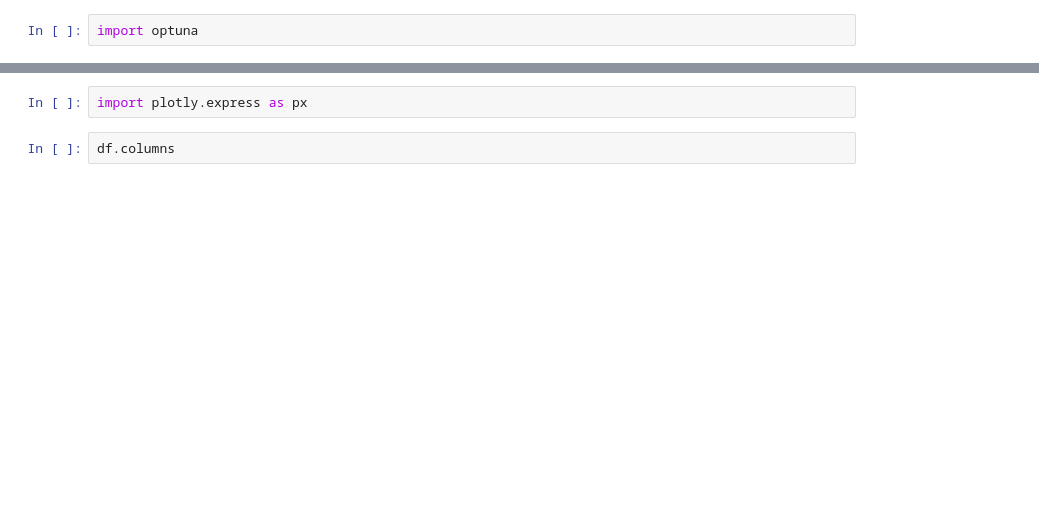
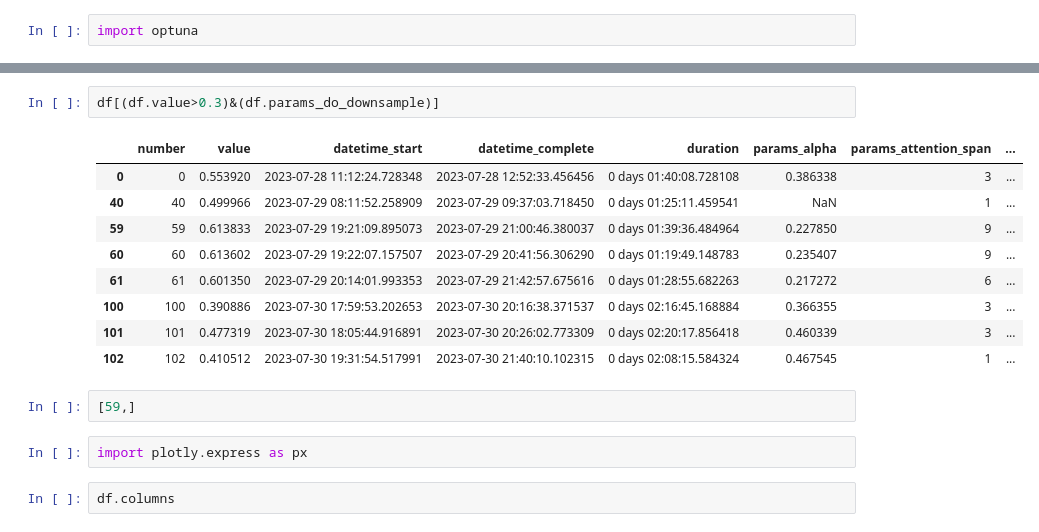
Before and after one commit to SamratThapa120/sign-language-finger-spelling, a Jupyter notebook: tuning_check.ipynb, the cells around one changed output, grey strips where cells are left out. Cells and saved outputs as stored; diff of their text form; blank space fills up the shorter version.

```diff
--- a/tuning_check.ipynb
+++ b/tuning_check.ipynb
@@ -38,3 +40,17 @@ df.sort_values("value",ascending=False)
+# %%
+df[(df.value>0.3)&(df.params_do_downsample)]
+# %% [output]
+|  | number | value | datetime_start | datetime_complete | duration | params_alpha | params_attention_span | ... |
+| 0 | 0 | 0.553920 | 2023-07-28 11:12:24.728348 | 2023-07-28 12:52:33.456456 | 0 days 01:40:08.728108 | 0.386338 | 3 | ... |
+| 40 | 40 | 0.499966 | 2023-07-29 08:11:52.258909 | 2023-07-29 09:37:03.718450 | 0 days 01:25:11.459541 | NaN | 1 | ... |
+| 59 | 59 | 0.613833 | 2023-07-29 19:21:09.895073 | 2023-07-29 21:00:46.380037 | 0 days 01:39:36.484964 | 0.227850 | 9 | ... |
+| 60 | 60 | 0.613602 | 2023-07-29 19:22:07.157507 | 2023-07-29 20:41:56.306290 | 0 days 01:19:49.148783 | 0.235407 | 9 | ... |
+| 61 | 61 | 0.601350 | 2023-07-29 20:14:01.993353 | 2023-07-29 21:42:57.675616 | 0 days 01:28:55.682263 | 0.217272 | 6 | ... |
+| 100 | 100 | 0.390886 | 2023-07-30 17:59:53.202653 | 2023-07-30 20:16:38.371537 | 0 days 02:16:45.168884 | 0.366355 | 3 | ... |
+| 101 | 101 | 0.477319 | 2023-07-30 18:05:44.916891 | 2023-07-30 20:26:02.773309 | 0 days 02:20:17.856418 | 0.460339 | 3 | ... |
+| 102 | 102 | 0.410512 | 2023-07-30 19:31:54.517991 | 2023-07-30 21:40:10.102315 | 0 days 02:08:15.584324 | 0.467545 | 1 | ... |
+# %%
+[59,]
 # %%
 import plotly.express as px
 # %%
```
Also changed, not shown: parts of 7 cells of this notebook, 11 other files.
